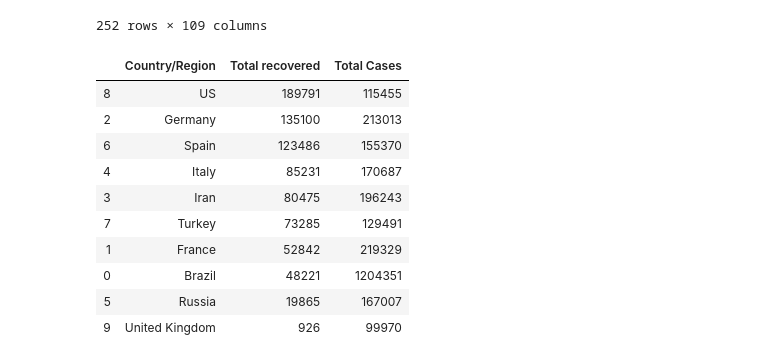
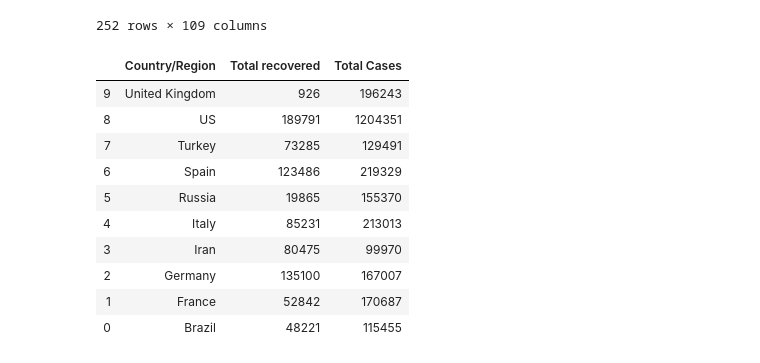
Before and after one commit to dhruvilshah35/COVID-19-Data-Analysis-with-Python, a Jupyter notebook: Covid-19 Data Analysis using Python.ipynb, the cells around one changed output. Cells and saved outputs as stored; diff of their text form; code cells hidden in the pictures.

```diff
--- a/Covid-19 Data Analysis using Python.ipynb
+++ b/Covid-19 Data Analysis using Python.ipynb
@@ -211,7 +211,7 @@ country["Total Cases"] = covid_confirmed_dataset[dates.tolist()[-1]]
 top_country = country[['Country/Region','Total Cases']]
 top_country = top_country.groupby('Country/Region').sum().sort_values(by = 'Total Cases', ascending = False).reset_index()
 top_10_confirmed = top_country.head(10)
-top_10_confirmed = top_10_confirmed.sort_values(by='Country/Region')
+top_10_confirmed = top_10_confirmed.sort_values(by='Country/Region', ascending = False)
 print(top_country.head(10))
 # %% [output]
    Country/Region  Total Cases
@@ -286,22 +286,22 @@ covid_recovered_dataset
 # %%
 covid_recovered_dataset["Total recovered"] = covid_recovered_dataset[dates.tolist()[-1]]
 top_recovered_country = covid_recovered_dataset[covid_recovered_dataset['Country/Region'].str.contains('|'.join(list(top_country['Country/Region'].head(10))))][['Country/Region','Total recovered']]
 top_recovered_country = top_recovered_country.groupby('Country/Region').sum().sort_values(by = 'Country/Region').reset_index()
-top_recovered_country["Total Cases"] = top_10_confirmed["Total Cases"]
-top_recovered_country = top_recovered_country.sort_values(by = 'Total recovered', ascending = False)
+top_recovered_country = top_recovered_country.sort_values(by = 'Country/Region', ascending = False)
+top_recovered_country["Total Cases"] = top_10_confirmed["Total Cases"].tolist()
 top_recovered_country
 # %% [output]
 |  | Country/Region | Total recovered | Total Cases |
-| 8 | US | 189791 | 115455 |
-| 2 | Germany | 135100 | 213013 |
-| 6 | Spain | 123486 | 155370 |
-| 4 | Italy | 85231 | 170687 |
-| 3 | Iran | 80475 | 196243 |
+| 9 | United Kingdom | 926 | 196243 |
+| 8 | US | 189791 | 1204351 |
 | 7 | Turkey | 73285 | 129491 |
-| 1 | France | 52842 | 219329 |
-| 0 | Brazil | 48221 | 1204351 |
-| 5 | Russia | 19865 | 167007 |
-| 9 | United Kingdom | 926 | 99970 |
+| 6 | Spain | 123486 | 219329 |
+| 5 | Russia | 19865 | 155370 |
+| 4 | Italy | 85231 | 213013 |
+| 3 | Iran | 80475 | 99970 |
+| 2 | Germany | 135100 | 167007 |
+| 1 | France | 52842 | 170687 |
+| 0 | Brazil | 48221 | 115455 |
 # %%
 top_10_country_date_wise_recovered =  covid_recovered_dataset[covid_recovered_dataset['Country/Region'].str.contains('|'.join(list(top_country['Country/Region'].head(10))))]
 top_10_country_date_wise_recovered = top_10_country_date_wise_recovered.sort_values(['Total recovered'], ascending=False)
```
Also changed, not shown: parts of 1 cell of this notebook.
